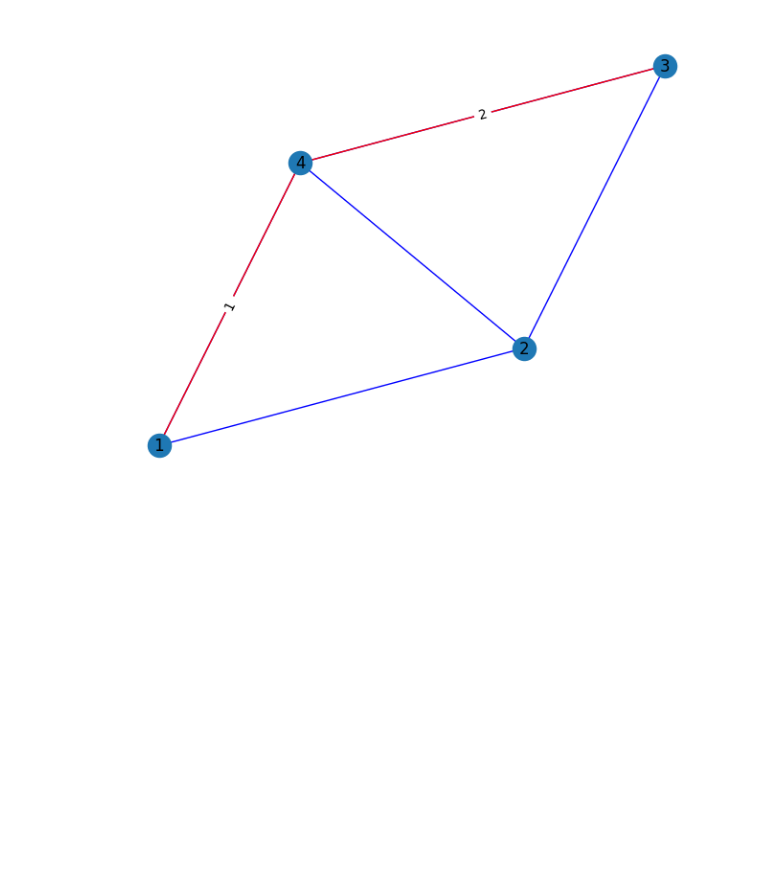
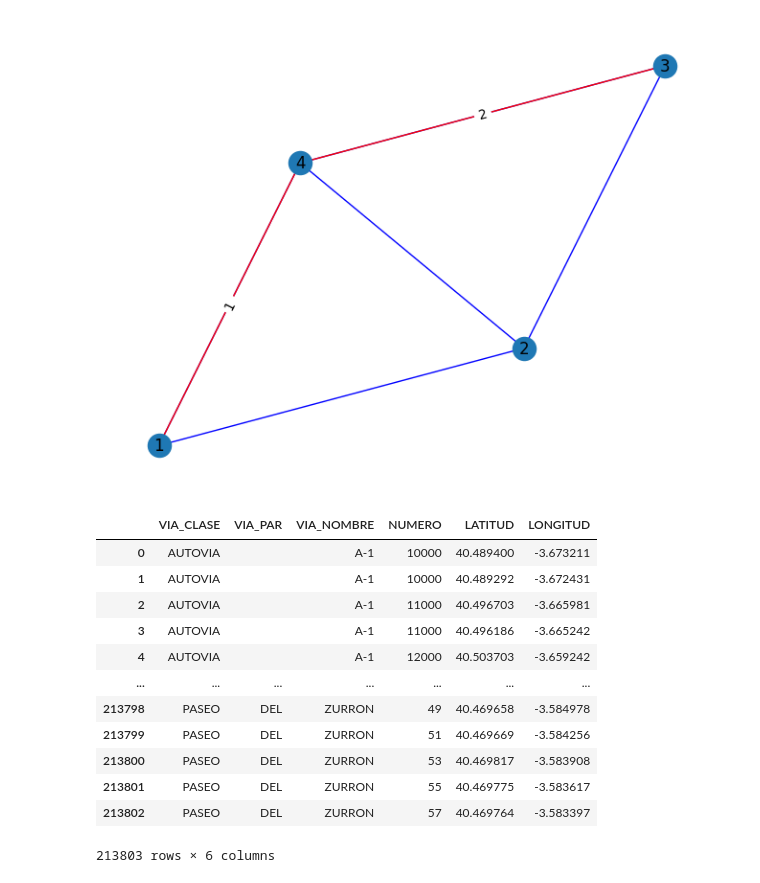
Before and after one commit to javmartineez/StreetWise, a Jupyter notebook: prueba.ipynb, the cells around one changed output. Drawn from its saved outputs; the diff is of its cells as text; code cells hidden in the pictures; blank space fills up the shorter version.

```diff
--- a/prueba.ipynb
+++ b/prueba.ipynb
@@ -379,3 +379,52 @@ nx.draw_networkx_edge_labels(G,pos=pos,edge_labels={(1,4):"1", (4,3):"2"})
 {(1, 4): Text(-0.7208082085154437, -0.24403207714796238, '1'),
  (4, 3): Text(0.2791951803496797, 0.7079322503433645, '2')}
 [figure]
+# %%
+def carga_callejero() -> pd.DataFrame:
+    """ Función que carga el callejero de Madrid, lo procesa y devuelve
+    un DataFrame con los datos procesados
+
+    Args: None
+    Returns:
+        Dict[object,object]: Devuelve un diccionario que indica, para cada vértice del
+            grafo, qué vértice es su padre en el árbol abarcador mínimo.
+    Raises:
+        FileNotFoundError si el fichero csv con las direcciones no existe
+    """
+    callejero = pd.read_csv("direcciones.csv", sep= ";", encoding= "latin1")
+    callejero = callejero[["VIA_CLASE","VIA_PAR","VIA_NOMBRE","NUMERO","LATITUD","LONGITUD"]]
+    regex = re.compile(r"(\d+)[°º]\s*(\d+)\'(\d+\.?\d*)\'\'\s*([NSEW])")
+
+    aux = pd.DataFrame()
+    cols_la = ["la_grados", "la_minutos", "la_segundos", "la_dir"]
+    cols_lo = ["lo_grados", "lo_minutos", "lo_segundos", "lo_dir"]
+
+    aux[cols_la] = callejero["LATITUD"].str.extract(regex)
+    aux[cols_lo] = callejero["LONGITUD"].str.extract(regex)
+    aux[cols_la[:-1] + cols_lo[:-1]] = aux[cols_la[:-1] + cols_lo[:-1]].astype("float")
+    callejero["LATITUD"] = gmd_a_grados(aux[cols_la])
+    callejero["LONGITUD"] = gmd_a_grados(aux[cols_lo])
+
+    cols = ["VIA_CLASE", "VIA_PAR", "VIA_NOMBRE"]
+    callejero[cols] = callejero[cols].fillna("").apply(lambda col: col.map(normaliza_texto))
+
+
+    return callejero
+
+df = carga_callejero()
+df.fillna("", inplace=True)
+df
+# %% [output]
+|  | VIA_CLASE | VIA_PAR | VIA_NOMBRE | NUMERO | LATITUD | LONGITUD |
+| 0 | AUTOVIA |  | A-1 | 10000 | 40.489400 | -3.673211 |
+| 1 | AUTOVIA |  | A-1 | 10000 | 40.489292 | -3.672431 |
+| 2 | AUTOVIA |  | A-1 | 11000 | 40.496703 | -3.665981 |
+| 3 | AUTOVIA |  | A-1 | 11000 | 40.496186 | -3.665242 |
+| 4 | AUTOVIA |  | A-1 | 12000 | 40.503703 | -3.659242 |
+| ... | ... | ... | ... | ... | ... | ... |
+| 213798 | PASEO | DEL | ZURRON | 49 | 40.469658 | -3.584978 |
+| 213799 | PASEO | DEL | ZURRON | 51 | 40.469669 | -3.584256 |
+| 213800 | PASEO | DEL | ZURRON | 53 | 40.469817 | -3.583908 |
+| 213801 | PASEO | DEL | ZURRON | 55 | 40.469775 | -3.583617 |
+| 213802 | PASEO | DEL | ZURRON | 57 | 40.469764 | -3.583397 |
+213803 rows × 6 columns
```
Also changed, not shown: 1 other file.
